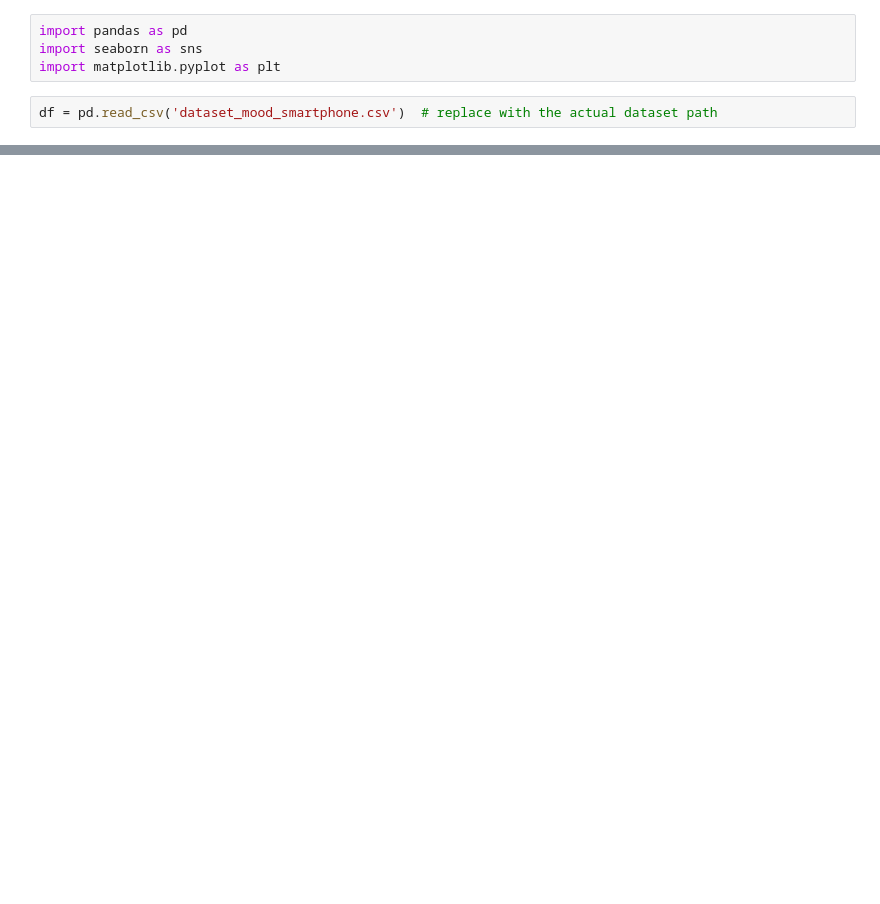
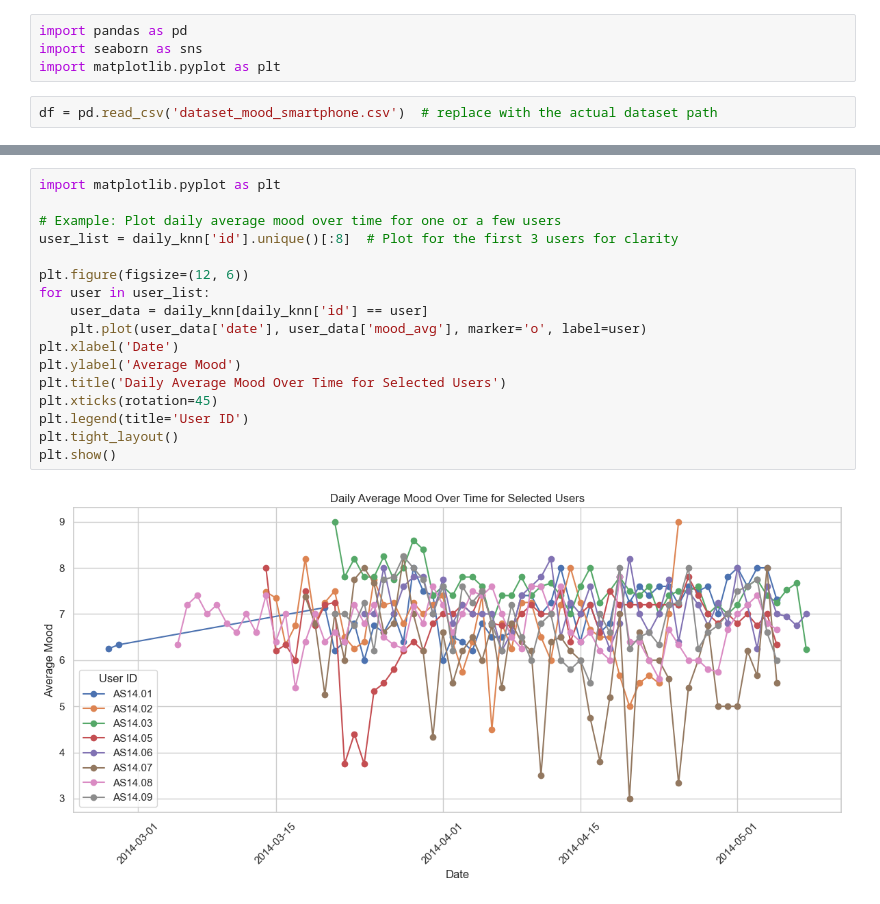
Before and after one commit to kuuroooo/data-mining, a Jupyter notebook: cleaning.ipynb, the cells around one changed output, grey strips where cells are left out. Saved outputs shown, nothing was run; the diff lists cells and outputs as text; blank space fills up the shorter version.

```diff
--- a/cleaning.ipynb
+++ b/cleaning.ipynb
@@ -252,0 +734,19 @@ After removal shape: (1272, 26)
+# %%
+import matplotlib.pyplot as plt
+
+# Example: Plot daily average mood over time for one or a few users
+user_list = daily_knn['id'].unique()[:8]  # Plot for the first 3 users for clarity
+
+plt.figure(figsize=(12, 6))
+for user in user_list:
+    user_data = daily_knn[daily_knn['id'] == user]
+    plt.plot(user_data['date'], user_data['mood_avg'], marker='o', label=user)
+plt.xlabel('Date')
+plt.ylabel('Average Mood')
+plt.title('Daily Average Mood Over Time for Selected Users')
+plt.xticks(rotation=45)
+plt.legend(title='User ID')
+plt.tight_layout()
+plt.show()
+# %% [output]
+[figure, added]
```
Also changed, not shown: parts of 14 cells of this notebook.
